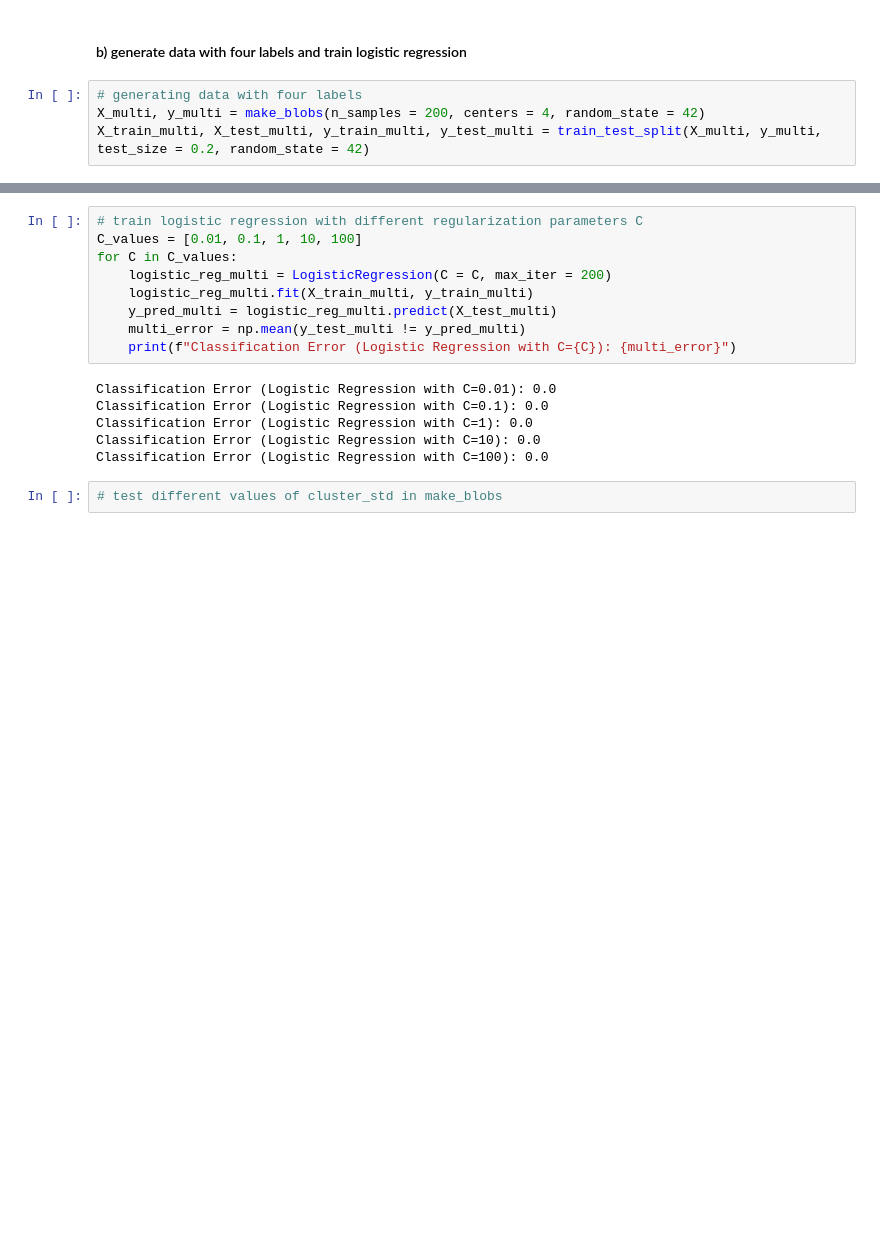
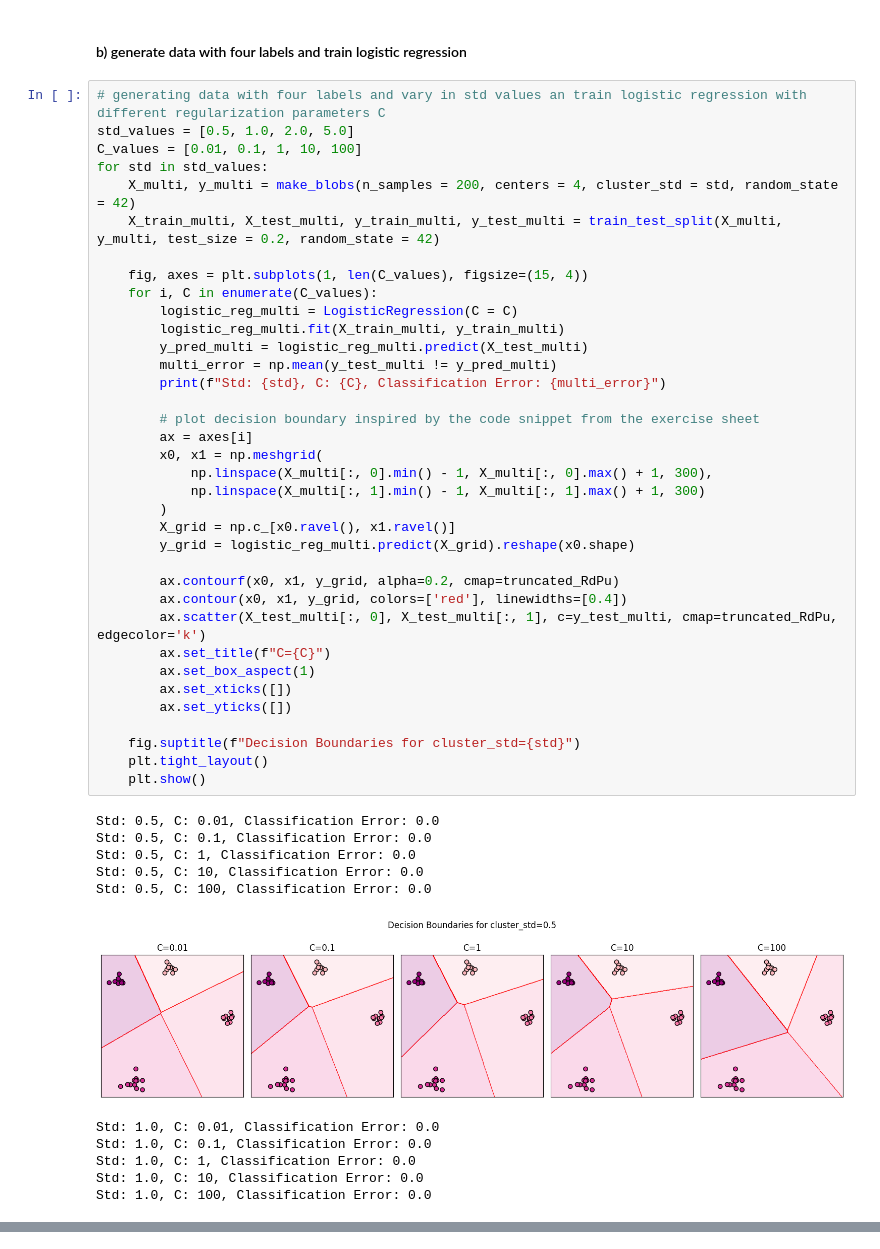
Before and after one commit to apanholzer/MML, a Jupyter notebook: exercise_2_3_panholzer.ipynb, the cells around one changed output, grey strips where cells are left out. Cells and saved outputs as stored; diff of their text form; blank space fills up the shorter version.

```diff
--- a/exercise_2_3_panholzer.ipynb
+++ b/exercise_2_3_panholzer.ipynb
@@ -68,6 +92,50 @@ plt.show()
 # %% [markdown]
 #### b) generate data with four labels and train logistic regression
 # %%
-# generating data with four labels
-X_multi, y_multi = make_blobs(n_samples = 200, centers = 4, random_state = 42)
-X_train_multi, X_test_multi, y_train_multi, y_test_multi = train_test_split(X_multi, y_multi, test_size = 0.2, random_state = 42)
+# generating data with four labels and vary in std values an train logistic regression with different regularization parameters C
+std_values = [0.5, 1.0, 2.0, 5.0]
+C_values = [0.01, 0.1, 1, 10, 100]
+for std in std_values:
+    X_multi, y_multi = make_blobs(n_samples = 200, centers = 4, cluster_std = std, random_state = 42)
+    X_train_multi, X_test_multi, y_train_multi, y_test_multi = train_test_split(X_multi, y_multi, test_size = 0.2, random_state = 42)
+
+    fig, axes = plt.subplots(1, len(C_values), figsize=(15, 4))
+    for i, C in enumerate(C_values):
+        logistic_reg_multi = LogisticRegression(C = C)
+        logistic_reg_multi.fit(X_train_multi, y_train_multi)
+        y_pred_multi = logistic_reg_multi.predict(X_test_multi)
+        multi_error = np.mean(y_test_multi != y_pred_multi)
+        print(f"Std: {std}, C: {C}, Classification Error: {multi_error}")
+
+        # plot decision boundary inspired by the code snippet from the exercise sheet
+        ax = axes[i]
+        x0, x1 = np.meshgrid(
+            np.linspace(X_multi[:, 0].min() - 1, X_multi[:, 0].max() + 1, 300),
+            np.linspace(X_multi[:, 1].min() - 1, X_multi[:, 1].max() + 1, 300)
+        )
+        X_grid = np.c_[x0.ravel(), x1.ravel()]
+        y_grid = logistic_reg_multi.predict(X_grid).reshape(x0.shape)
+
+        ax.contourf(x0, x1, y_grid, alpha=0.2, cmap=truncated_RdPu)
+        ax.contour(x0, x1, y_grid, colors=['red'], linewidths=[0.4])
+        ax.scatter(X_test_multi[:, 0], X_test_multi[:, 1], c=y_test_multi, cmap=truncated_RdPu, edgecolor='k')
+        ax.set_title(f"C={C}")
+        ax.set_box_aspect(1)
+        ax.set_xticks([])
+        ax.set_yticks([])
+
+    fig.suptitle(f"Decision Boundaries for cluster_std={std}")
+    plt.tight_layout()
+    plt.show()
+# %% [output]
+Std: 0.5, C: 0.01, Classification Error: 0.0
+Std: 0.5, C: 0.1, Classification Error: 0.0
+Std: 0.5, C: 1, Classification Error: 0.0
+Std: 0.5, C: 10, Classification Error: 0.0
+Std: 0.5, C: 100, Classification Error: 0.0
+[figure, added]
+Std: 1.0, C: 0.01, Classification Error: 0.0
+Std: 1.0, C: 0.1, Classification Error: 0.0
+Std: 1.0, C: 1, Classification Error: 0.0
+Std: 1.0, C: 10, Classification Error: 0.0
+Std: 1.0, C: 100, Classification Error: 0.0
@@ -74,17 +154,0 @@ X_train_multi, X_test_multi, y_train_multi, y_test_multi = train_test_split(X_mu
-# %%
-# train logistic regression with different regularization parameters C
-C_values = [0.01, 0.1, 1, 10, 100]
-for C in C_values:
-    logistic_reg_multi = LogisticRegression(C = C, max_iter = 200)
-    logistic_reg_multi.fit(X_train_multi, y_train_multi)
-    y_pred_multi = logistic_reg_multi.predict(X_test_multi)
-    multi_error = np.mean(y_test_multi != y_pred_multi)
-    print(f"Classification Error (Logistic Regression with C={C}): {multi_error}")
-# %% [output]
-Classification Error (Logistic Regression with C=0.01): 0.0
-Classification Error (Logistic Regression with C=0.1): 0.0
-Classification Error (Logistic Regression with C=1): 0.0
-Classification Error (Logistic Regression with C=10): 0.0
-Classification Error (Logistic Regression with C=100): 0.0
-# %%
-# test different values of cluster_std in make_blobs
```
Also changed, not shown: parts of 8 cells of this notebook.
